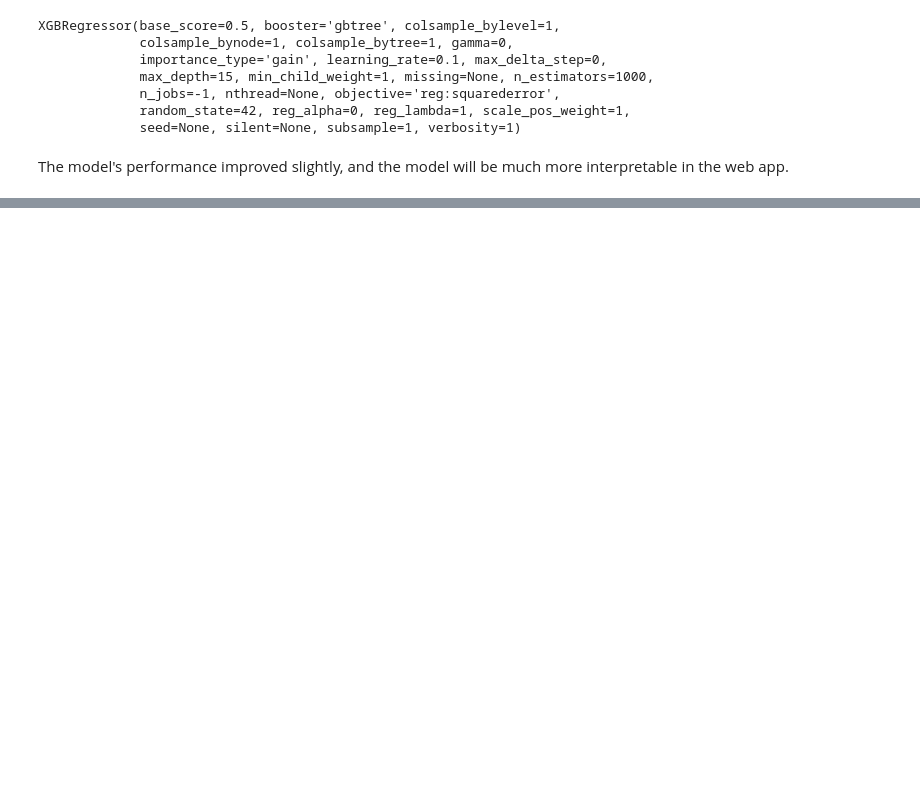
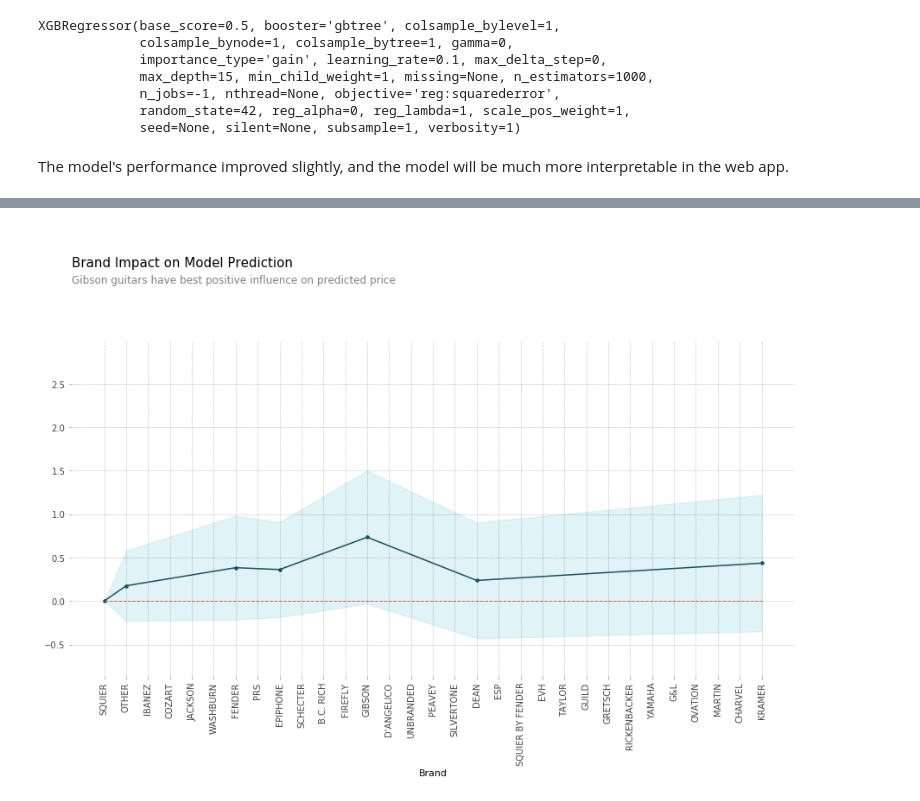
Before and after one commit to jose-marquez89/predict-guitar-value, a Jupyter notebook: IPython/modelExploration.ipynb, the cells around one changed output, grey strips where cells are left out. Drawn from its saved outputs; the diff is of its cells as text; code cells hidden in the pictures; blank space fills up the shorter version.

```diff
--- a/IPython/modelExploration.ipynb
+++ b/IPython/modelExploration.ipynb
@@ -616,0 +670,28 @@ X_test.shape
+# %%
+brand = 'Brand'
+for item in encoder.mapping:
+    if item['col'] == brand:
+        feature_mapping = item['mapping']
+
+feature_mapping = feature_mapping[feature_mapping.index.dropna()]
+category_names = feature_mapping.index.tolist()
+category_codes = feature_mapping.values.tolist()
+# %%
+from pdpbox.pdp import pdp_isolate, pdp_plot
+
+isolated = pdp_isolate(
+    model=model,
+    dataset=X_train_encoded,
+    model_features=X_train_encoded.columns,
+    feature=brand
+)
+
+pdp_plot(
+    isolated, feature_name=brand, x_quantile=False,
+    plot_params={'title':"Brand Impact on Model Prediction",
+                 'subtitle': "Gibson guitars have best positive "\
+                             "influence on predicted price"})
+plt.xticks(ticks=range(1,32),labels=category_names, rotation=90);
+plt.savefig('brand_pdp.png', bbox_inches='tight')
+# %% [output]
+[figure, added]
```
Also changed, not shown: parts of 25 cells of this notebook, 19 other files.
